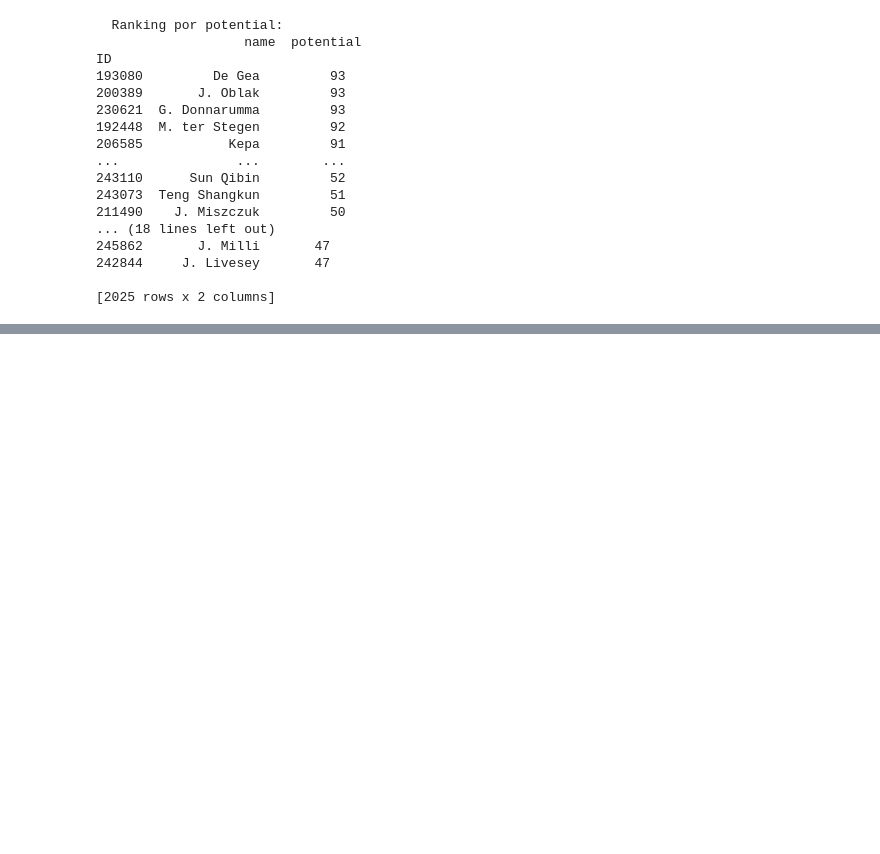
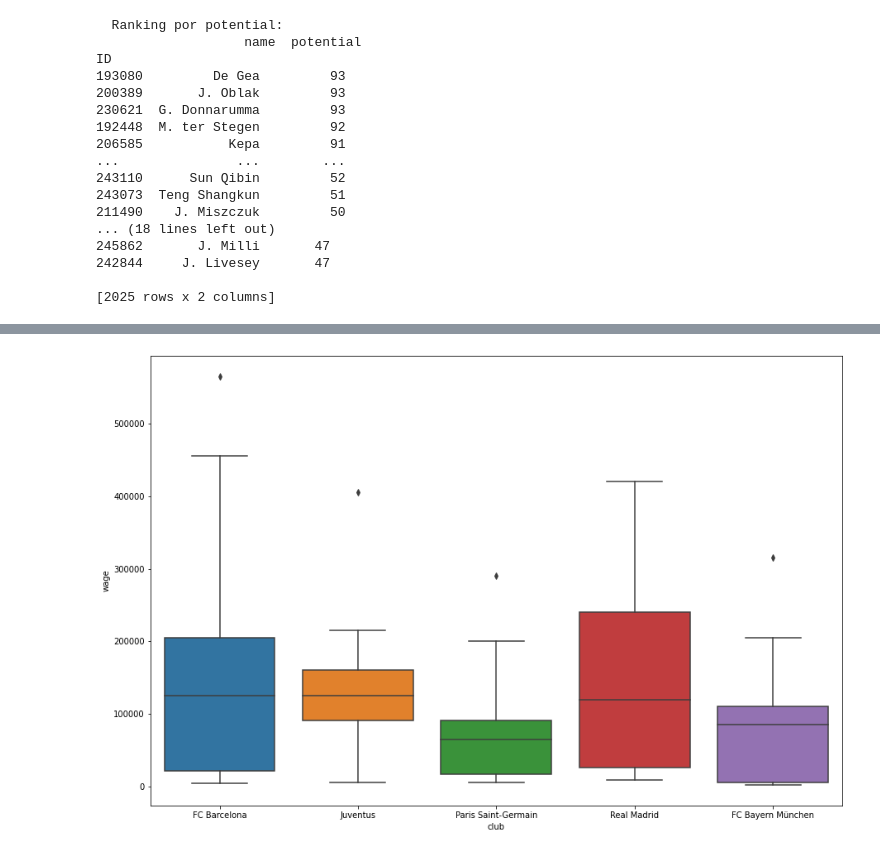
Before and after one commit to flavianacif/DSWP, a Jupyter notebook: 2020_10_09_Exercicio9_FIFA.ipynb, the cells around one changed output, grey strips where cells are left out. Saved outputs shown, nothing was run; the diff lists cells and outputs as text; code cells hidden in the pictures; blank space fills up the shorter version.

```diff
--- a/2020_10_09_Exercicio9_FIFA.ipynb
+++ b/2020_10_09_Exercicio9_FIFA.ipynb
@@ -453,0 +489,6 @@ ID
+# %%
+fig, ax = plt.subplots(1, 1, figsize = (15,10))
+boxplot_salarios = df_fifa_copy[df_fifa_copy['club'].isin(['FC Barcelona','Real Madrid','FC Bayern München','Juventus','Paris Saint-Germain'])][['club','wage']]
+sns.boxplot(x='club', y = 'wage', data = boxplot_salarios );
+# %% [output]
+[figure, added]
```
Also changed, not shown: parts of 10 cells of this notebook.
